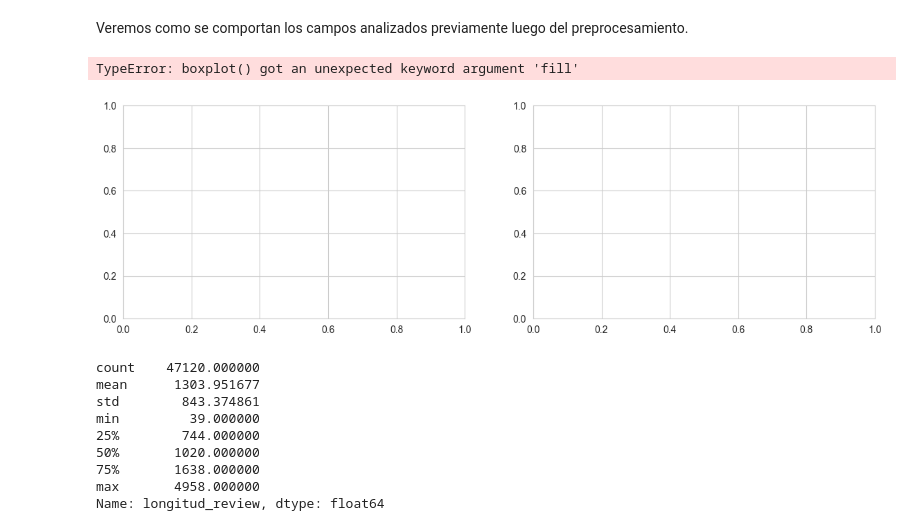
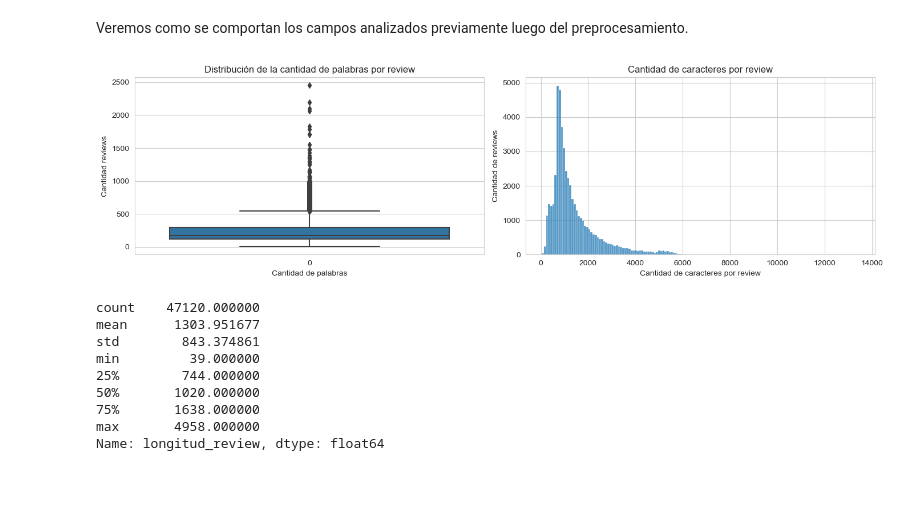
Before and after one commit to JuampiCarosi/7506R-2C2023-GRUPO23, a Jupyter notebook: tp2/7506R_TP2_GRUPO23_ENTREGA.ipynb, the cells around one changed output. Saved outputs shown, nothing was run; the diff lists cells and outputs as text; code cells hidden in the pictures; blank space fills up the shorter version.

```diff
--- a/tp2/7506R_TP2_GRUPO23_ENTREGA.ipynb
+++ b/tp2/7506R_TP2_GRUPO23_ENTREGA.ipynb
@@ -386,20 +377,19 @@ Veremos como se comportan los campos analizados previamente luego del preprocesa
 # %%
 sns.set_style('whitegrid')
 fig, (ax1, ax2) = plt.subplots(1, 2, figsize=(14, 4))
 
-sns.boxplot(df['cantidad_de_palabras'], fill=True, ax=ax1).set_title('Distribución de la cantidad de palabras por review')
+sns.boxplot(df['cantidad_de_palabras'],  ax=ax1).set_title('Distribución de la cantidad de palabras por review')
 ax1.set_ylabel('Cantidad reviews')
 ax1.set_xlabel('Cantidad de palabras')
 
 sns.histplot(df['longitud_review'],  ax=ax2, bins=150, kde=False).set_title('Cantidad de caracteres por review')
 ax2.set_xlabel('Cantidad de caracteres por review')
 ax2.set_ylabel('Cantidad de reviews')
 
 plt.tight_layout()
 plt.show()
 # %% [output]
-TypeError: boxplot() got an unexpected keyword argument 'fill'
-[figure, old version]
+[figure, new version]
 # %%
 df['longitud_review'].describe()
 # %% [output]
```
Also changed, not shown: parts of 11 cells of this notebook.
